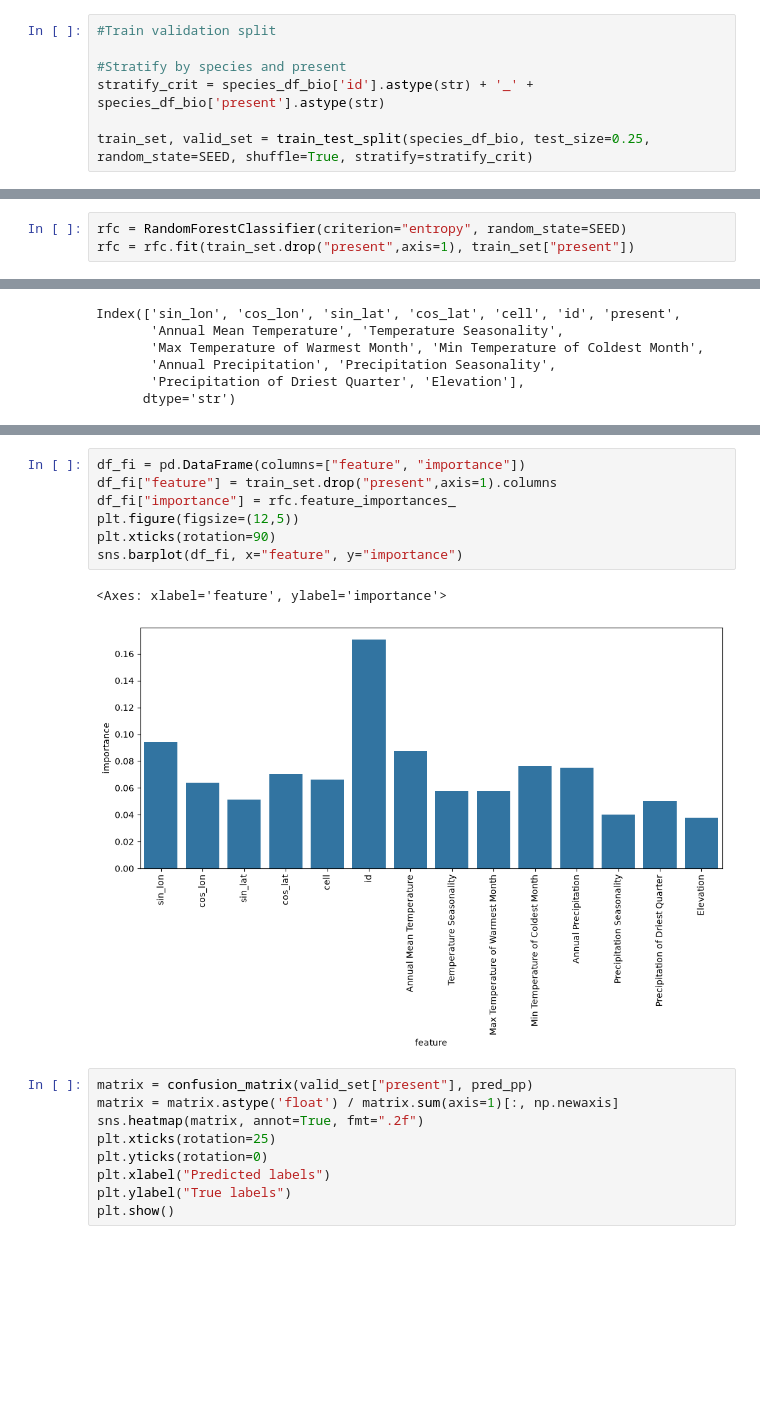
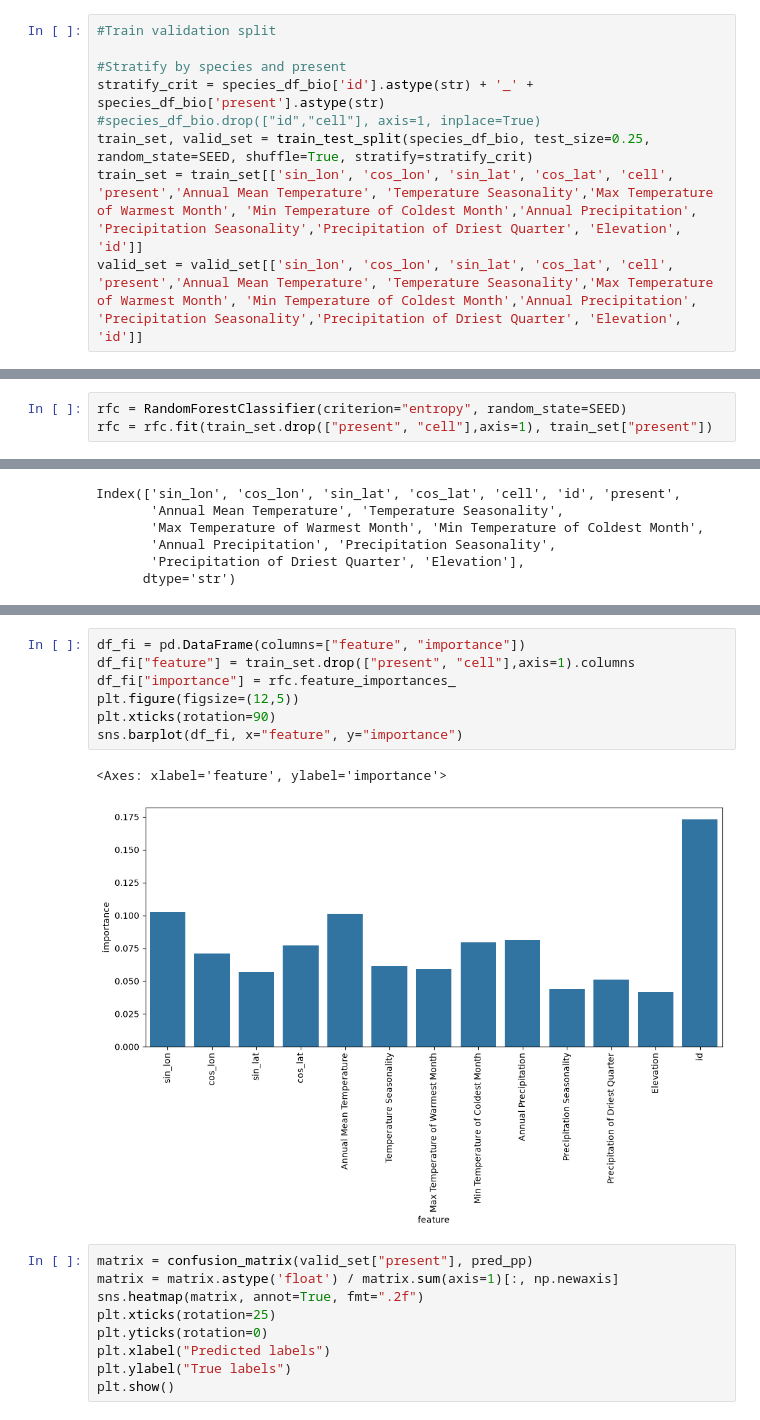
Before and after one commit to iDelfin/-species-analysis-cw-aml-26, a Jupyter notebook: randomForrestCoordsAndBio.ipynb, the cells around one changed output, grey strips where cells are left out. Drawn from its saved outputs; the diff is of its cells as text; blank space fills up the shorter version.

```diff
--- a/randomForrestCoordsAndBio.ipynb
+++ b/randomForrestCoordsAndBio.ipynb
@@ -189,5 +189,7 @@ X_species_bio- (137968, 4) , dropped- 1026 rows
 
 #Stratify by species and present
 stratify_crit = species_df_bio['id'].astype(str) + '_' + species_df_bio['present'].astype(str)
-
+#species_df_bio.drop(["id","cell"], axis=1, inplace=True)
 train_set, valid_set = train_test_split(species_df_bio, test_size=0.25, random_state=SEED, shuffle=True, stratify=stratify_crit)
+train_set = train_set[['sin_lon', 'cos_lon', 'sin_lat', 'cos_lat', 'cell', 'present','Annual Mean Temperature', 'Temperature Seasonality','Max Temperature of Warmest Month', 'Min Temperature of Coldest Month','Annual Precipitation', 'Precipitation Seasonality','Precipitation of Driest Quarter', 'Elevation', 'id']]
+valid_set = valid_set[['sin_lon', 'cos_lon', 'sin_lat', 'cos_lat', 'cell', 'present','Annual Mean Temperature', 'Temperature Seasonality','Max Temperature of Warmest Month', 'Min Temperature of Coldest Month','Annual Precipitation', 'Precipitation Seasonality','Precipitation of Driest Quarter', 'Elevation', 'id']]
@@ -194,6 +205,6 @@ train_set, valid_set = train_test_split(species_df_bio, test_size=0.25, random_s
 # %%
 rfc = RandomForestClassifier(criterion="entropy", random_state=SEED)
-rfc = rfc.fit(train_set.drop("present",axis=1), train_set["present"])
+rfc = rfc.fit(train_set.drop(["present", "cell"],axis=1), train_set["present"])
 # %%
 valid_set.columns
 # %% [output]
@@ -237,13 +245,13 @@ MAP: 100.00
 # %%
 df_fi = pd.DataFrame(columns=["feature", "importance"])
-df_fi["feature"] = train_set.drop("present",axis=1).columns
+df_fi["feature"] = train_set.drop(["present", "cell"],axis=1).columns
 df_fi["importance"] = rfc.feature_importances_
 plt.figure(figsize=(12,5))
 plt.xticks(rotation=90)
 sns.barplot(df_fi, x="feature", y="importance")
 # %% [output]
 <Axes: xlabel='feature', ylabel='importance'>
-[figure, old version]
+[figure, new version]
 # %%
 matrix = confusion_matrix(valid_set["present"], pred_pp)
 matrix = matrix.astype('float') / matrix.sum(axis=1)[:, np.newaxis]
```
Also changed, not shown: parts of 26 cells of this notebook, 2 other files.
